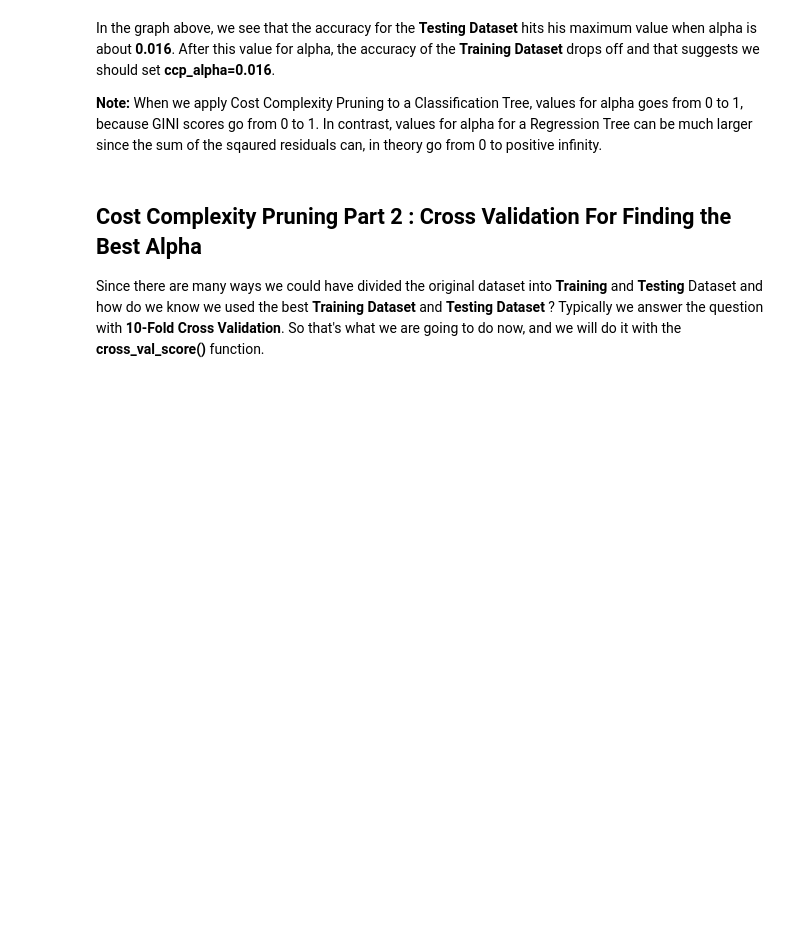
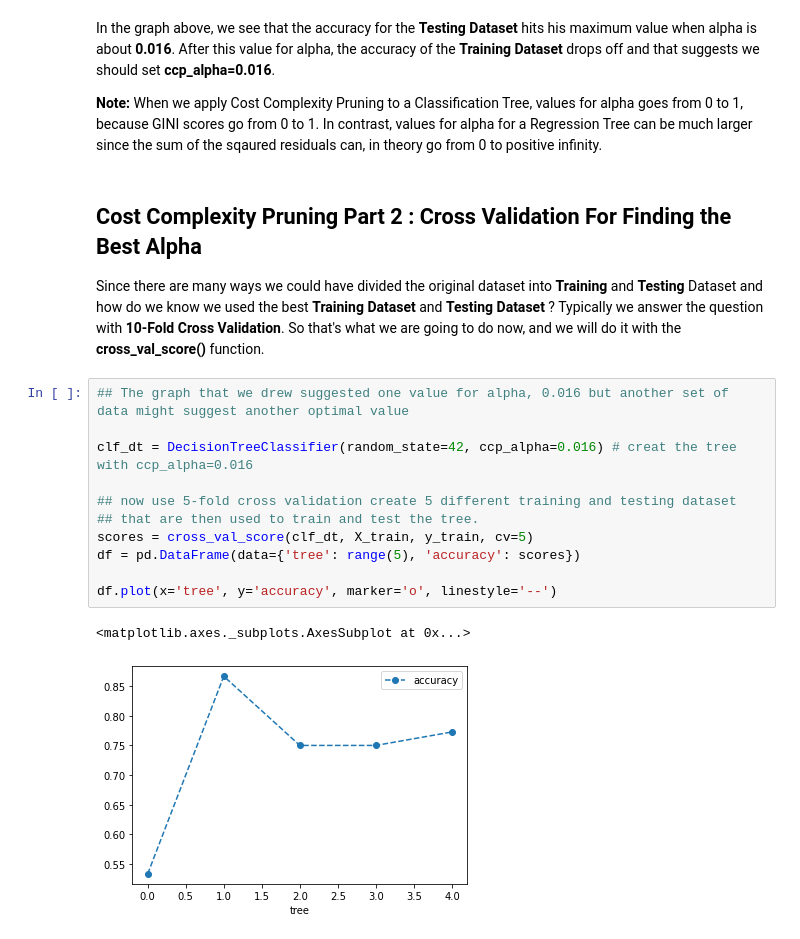
Before and after one commit to Priyo-prog/Machine-Learning, a Jupyter notebook: Decision Tree/Decision_Tree.ipynb, the cells around one changed output. Saved outputs shown, nothing was run; the diff lists cells and outputs as text; blank space fills up the shorter version.

```diff
--- a/Decision Tree/Decision_Tree.ipynb
+++ b/Decision Tree/Decision_Tree.ipynb
@@ -370,3 +370,17 @@ In the graph above, we see that the accuracy for the **Testing Dataset** hits hi
 ## Cost Complexity Pruning Part 2 : Cross Validation For Finding the Best Alpha
 
 Since there are many ways we could have divided the original dataset into **Training** and **Testing** Dataset and how do we know we used the best **Training Dataset** and **Testing Dataset** ? Typically we answer the question with **10-Fold Cross Validation**. So that's what we are going to do now, and we will do it with the **cross_val_score()** function.
+# %%
+## The graph that we drew suggested one value for alpha, 0.016 but another set of data might suggest another optimal value
+
+clf_dt = DecisionTreeClassifier(random_state=42, ccp_alpha=0.016) # creat the tree with ccp_alpha=0.016
+
+## now use 5-fold cross validation create 5 different training and testing dataset
+## that are then used to train and test the tree.
+scores = cross_val_score(clf_dt, X_train, y_train, cv=5)
+df = pd.DataFrame(data={'tree': range(5), 'accuracy': scores})
+
+df.plot(x='tree', y='accuracy', marker='o', linestyle='--')
+# %% [output]
+<matplotlib.axes._subplots.AxesSubplot at 0x...>
+[figure, added]
```
Also changed, not shown: parts of 2 cells of this notebook.
